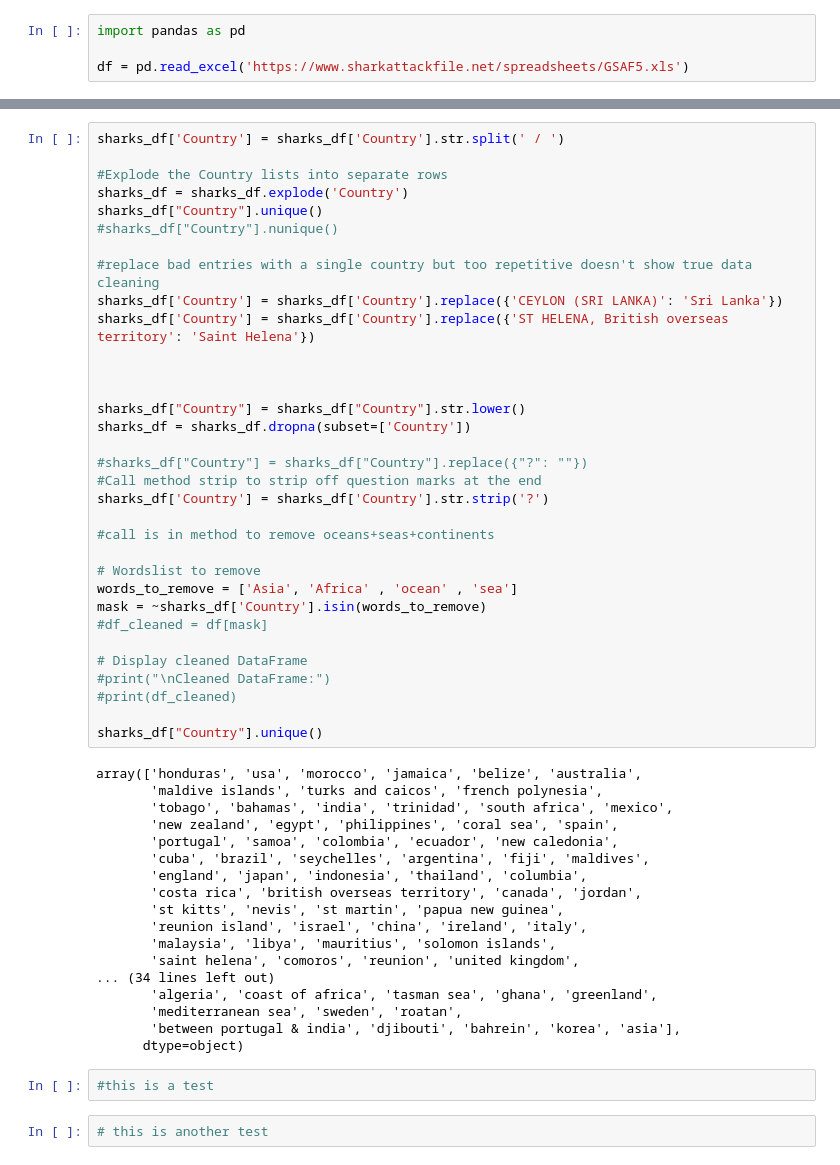
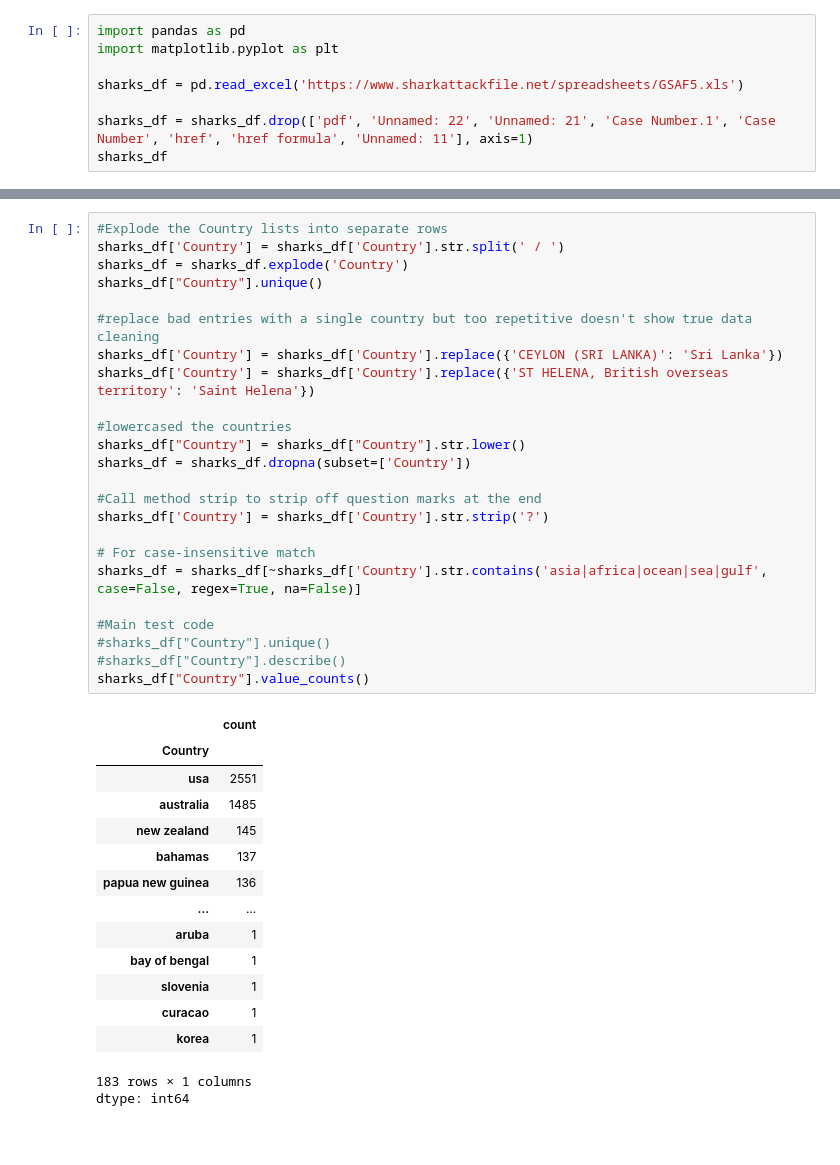
Before and after one commit to amirrezakamkar/ironhack-mini-project-shark-attacks, a Jupyter notebook: Shark_Attack.ipynb, the cells around one changed output, grey strips where cells are left out. Saved outputs shown, nothing was run; the diff lists cells and outputs as text; blank space fills up the shorter version.

```diff
--- a/Shark_Attack.ipynb
+++ b/Shark_Attack.ipynb
@@ -2,5 +2,9 @@
 <a href="https://colab.research.google.com/github/markmorcos/ironhack-mini-project-shark-attacks/blob/main/Shark_Attack.ipynb" target="_parent"><img src="https://colab.research.google.com/assets/colab-badge.svg" alt="Open In Colab"/></a>
 # %%
 import pandas as pd
+import matplotlib.pyplot as plt
 
-df = pd.read_excel('https://www.sharkattackfile.net/spreadsheets/GSAF5.xls')
+sharks_df = pd.read_excel('https://www.sharkattackfile.net/spreadsheets/GSAF5.xls')
+
+sharks_df = sharks_df.drop(['pdf', 'Unnamed: 22', 'Unnamed: 21', 'Case Number.1', 'Case Number', 'href', 'href formula', 'Unnamed: 11'], axis=1)
+sharks_df
@@ -34,55 +36,40 @@ Name: Unnamed: 21, Length: 6973, dtype: object
 # %%
+#Explode the Country lists into separate rows
 sharks_df['Country'] = sharks_df['Country'].str.split(' / ')
-
-#Explode the Country lists into separate rows
 sharks_df = sharks_df.explode('Country')
 sharks_df["Country"].unique()
-#sharks_df["Country"].nunique()
 
 #replace bad entries with a single country but too repetitive doesn't show true data cleaning
 sharks_df['Country'] = sharks_df['Country'].replace({'CEYLON (SRI LANKA)': 'Sri Lanka'})
 sharks_df['Country'] = sharks_df['Country'].replace({'ST HELENA, British overseas territory': 'Saint Helena'})
 
-
-
+#lowercased the countries
 sharks_df["Country"] = sharks_df["Country"].str.lower()
 sharks_df = sharks_df.dropna(subset=['Country'])
 
-#sharks_df["Country"] = sharks_df["Country"].replace({"?": ""})
 #Call method strip to strip off question marks at the end
 sharks_df['Country'] = sharks_df['Country'].str.strip('?')
 
-#call is in method to remove oceans+seas+continents
+# For case-insensitive match
+sharks_df = sharks_df[~sharks_df['Country'].str.contains('asia|africa|ocean|sea|gulf', case=False, regex=True, na=False)]
 
-# Wordslist to remove
-words_to_remove = ['Asia', 'Africa' , 'ocean' , 'sea']
-mask = ~sharks_df['Country'].isin(words_to_remove)
-#df_cleaned = df[mask]
-
-# Display cleaned DataFrame
-#print("\nCleaned DataFrame:")
-#print(df_cleaned)
-
-sharks_df["Country"].unique()
+#Main test code
+#sharks_df["Country"].unique()
+#sharks_df["Country"].describe()
+sharks_df["Country"].value_counts()
 # %% [output]
+|  | count |
+| Country |  |
+| usa | 2551 |
+| australia | 1485 |
+| new zealand | 145 |
+| bahamas | 137 |
+| papua new guinea | 136 |
+| ... | ... |
+| aruba | 1 |
+| bay of bengal | 1 |
+| slovenia | 1 |
+| curacao | 1 |
+| korea | 1 |
-array(['honduras', 'usa', 'morocco', 'jamaica', 'belize', 'australia',
-       'maldive islands', 'turks and caicos', 'french polynesia',
-       'tobago', 'bahamas', 'india', 'trinidad', 'south africa', 'mexico',
-       'new zealand', 'egypt', 'philippines', 'coral sea', 'spain',
-       'portugal', 'samoa', 'colombia', 'ecuador', 'new caledonia',
-       'cuba', 'brazil', 'seychelles', 'argentina', 'fiji', 'maldives',
-       'england', 'japan', 'indonesia', 'thailand', 'columbia',
-       'costa rica', 'british overseas territory', 'canada', 'jordan',
-       'st kitts', 'nevis', 'st martin', 'papua new guinea',
-       'reunion island', 'israel', 'china', 'ireland', 'italy',
-       'malaysia', 'libya', 'mauritius', 'solomon islands',
-       'saint helena', 'comoros', 'reunion', 'united kingdom',
-... (34 lines left out)
-       'algeria', 'coast of africa', 'tasman sea', 'ghana', 'greenland',
-       'mediterranean sea', 'sweden', 'roatan',
-       'between portugal & india', 'djibouti', 'bahrein', 'korea', 'asia'],
-      dtype=object)
+183 rows × 1 columns
+dtype: int64
-# %%
-#this is a test
-# %%
-# this is another test
```
Also changed, not shown: parts of 10 cells of this notebook.
